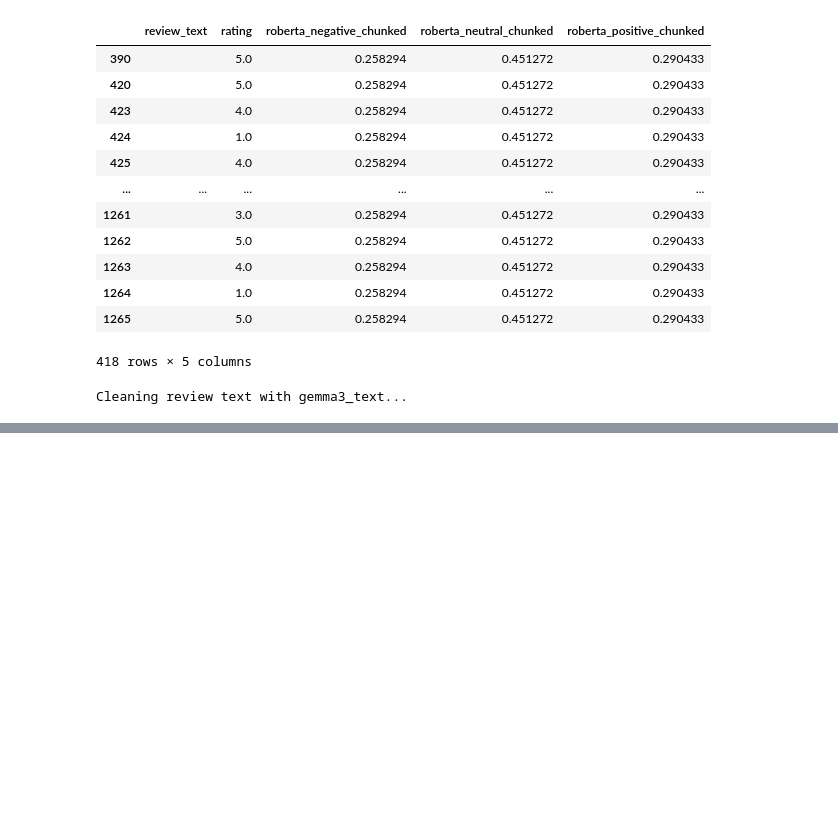
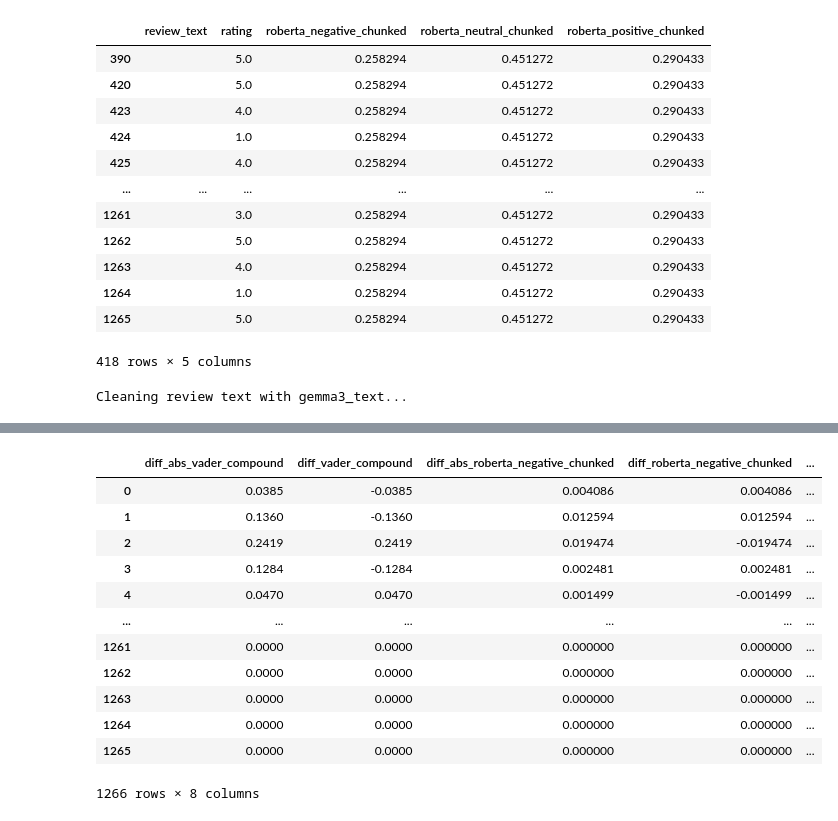
Before and after one commit to Austinedo/GC_sentiment_analysis, a Jupyter notebook: notebooks/sentiment_analysis.ipynb, the cells around one changed output, grey strips where cells are left out. Cells and saved outputs as stored; diff of their text form; code cells hidden in the pictures; blank space fills up the shorter version.

```diff
--- a/notebooks/sentiment_analysis.ipynb
+++ b/notebooks/sentiment_analysis.ipynb
@@ -774,0 +812,33 @@ reviews
+# %%
+# lets see the differences in the model outputs between the raw and cleaned text
+
+diff = pd.DataFrame([], columns=['diff_abs_vader_compound', 'diff_vader_compound', 'diff_abs_roberta_negative_chunked', 'diff_roberta_negative_chunked',
+                                 'diff_abs_roberta_neutral_chunked', 'diff_roberta_neutral_chunked', 'diff_abs_roberta_positive_chunked', 'diff_roberta_positive_chunked',])
+diff['diff_abs_vader_compound'] = abs(reviews['vader_compound'] - reviews['vader_compound_cleaned_text'])
+diff['diff_vader_compound'] = reviews['vader_compound'] - reviews['vader_compound_cleaned_text']
+
+diff['diff_abs_roberta_negative_chunked'] = abs(reviews['roberta_negative_chunked'] - reviews['roberta_negative_chunked_cleaned_text'])
+diff['diff_roberta_negative_chunked'] = reviews['roberta_negative_chunked'] - reviews['roberta_negative_chunked_cleaned_text']
+
+diff['diff_abs_roberta_neutral_chunked'] = abs(reviews['roberta_neutral_chunked'] - reviews['roberta_neutral_chunked_cleaned_text'])
+diff['diff_roberta_neutral_chunked'] = reviews['roberta_neutral_chunked'] - reviews['roberta_neutral_chunked_cleaned_text']
+
+diff['diff_abs_roberta_positive_chunked'] = abs(reviews['roberta_positive_chunked'] - reviews['roberta_positive_chunked_cleaned_text'])
+diff['diff_roberta_positive_chunked'] = reviews['roberta_positive_chunked'] - reviews['roberta_positive_chunked_cleaned_text']
+
+display(diff)
+diff.describe()
+# %% [output]
+|  | diff_abs_vader_compound | diff_vader_compound | diff_abs_roberta_negative_chunked | diff_roberta_negative_chunked | ... |
+| 0 | 0.0385 | -0.0385 | 0.004086 | 0.004086 | ... |
+| 1 | 0.1360 | -0.1360 | 0.012594 | 0.012594 | ... |
+| 2 | 0.2419 | 0.2419 | 0.019474 | -0.019474 | ... |
+| 3 | 0.1284 | -0.1284 | 0.002481 | 0.002481 | ... |
+| 4 | 0.0470 | 0.0470 | 0.001499 | -0.001499 | ... |
+| ... | ... | ... | ... | ... | ... |
+| 1261 | 0.0000 | 0.0000 | 0.000000 | 0.000000 | ... |
+| 1262 | 0.0000 | 0.0000 | 0.000000 | 0.000000 | ... |
+| 1263 | 0.0000 | 0.0000 | 0.000000 | 0.000000 | ... |
+| 1264 | 0.0000 | 0.0000 | 0.000000 | 0.000000 | ... |
+| 1265 | 0.0000 | 0.0000 | 0.000000 | 0.000000 | ... |
+1266 rows × 8 columns
```
Also changed, not shown: parts of 10 cells of this notebook.
